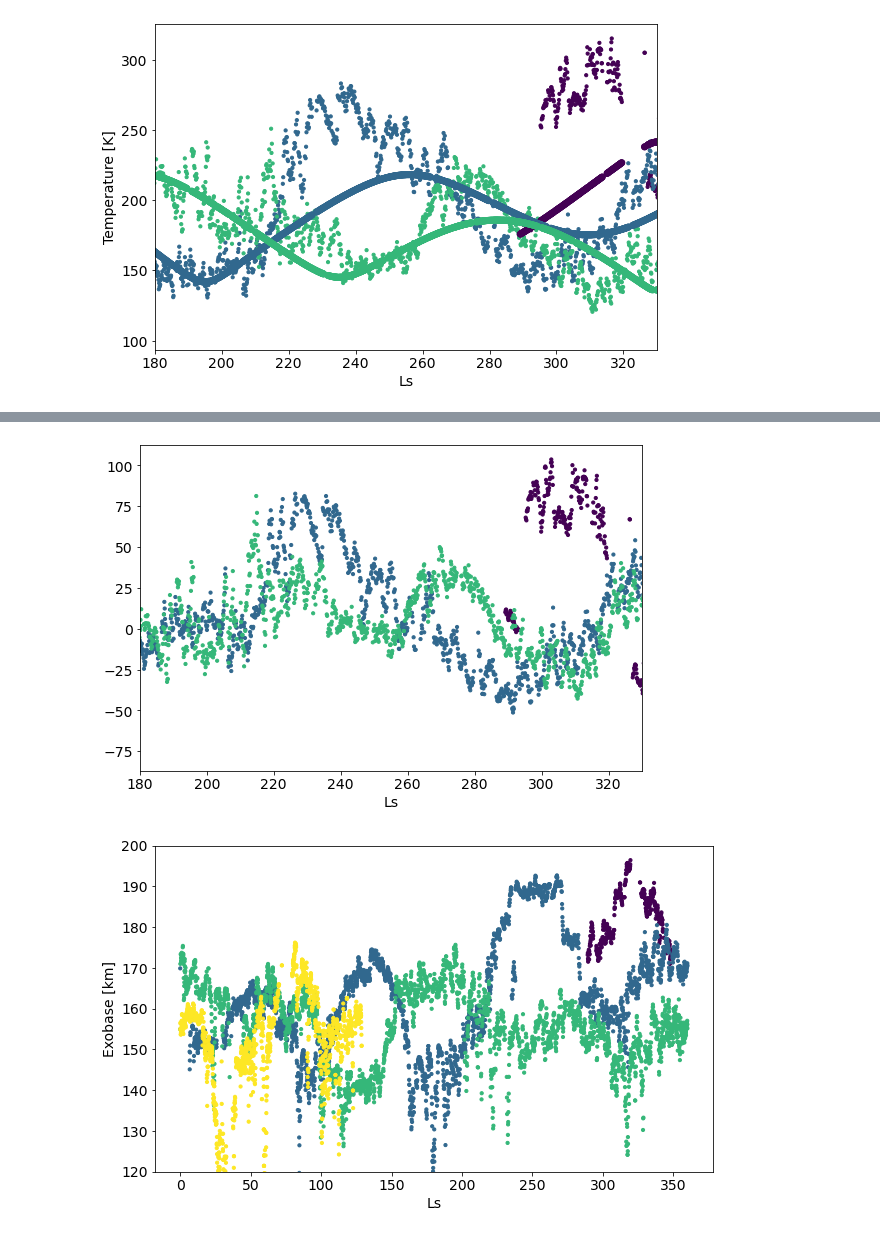
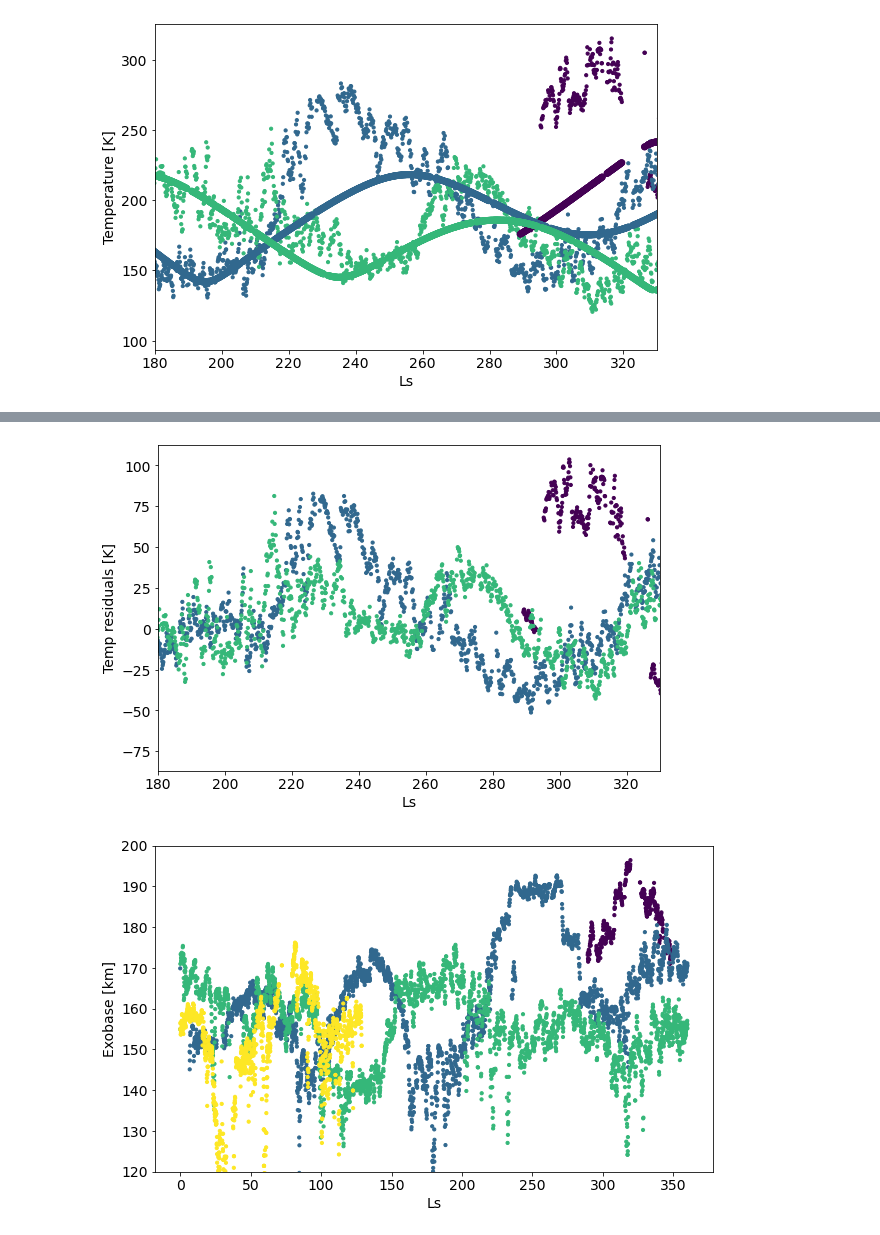
Before and after one commit to marek-slipski/NGIMS-hp, a Jupyter notebook: notebooks/Exobase_temp.ipynb, the cells around one changed output, grey strips where cells are left out. Saved outputs shown, nothing was run; the diff lists cells and outputs as text; code cells hidden in the pictures.

```diff
--- a/notebooks/Exobase_temp.ipynb
+++ b/notebooks/Exobase_temp.ipynb
@@ -429,13 +429,14 @@ plt.show()
 # %%
 plt.figure(figsize=(9, 6))
 plt.scatter(data["Ls"], data["T"]-data["trend_p"], c=data["MY"], s=10)
 plt.xlabel("Ls")
 #plt.ylabel("Ar Scale Height [km]")
 #plt.colorbar()
 plt.xlim(180, 330)
+plt.ylabel("Temp residuals [K]")
 plt.show()
 # %% [output]
-[figure, old version]
+[figure, new version]
 # %%
 plt.figure(figsize=(10, 6))
 plt.scatter(data["Ls"], data["exo_alt"], c=data["MY"], s=10, label="Homopause")
```
Also changed, not shown: parts of 6 cells of this notebook.
